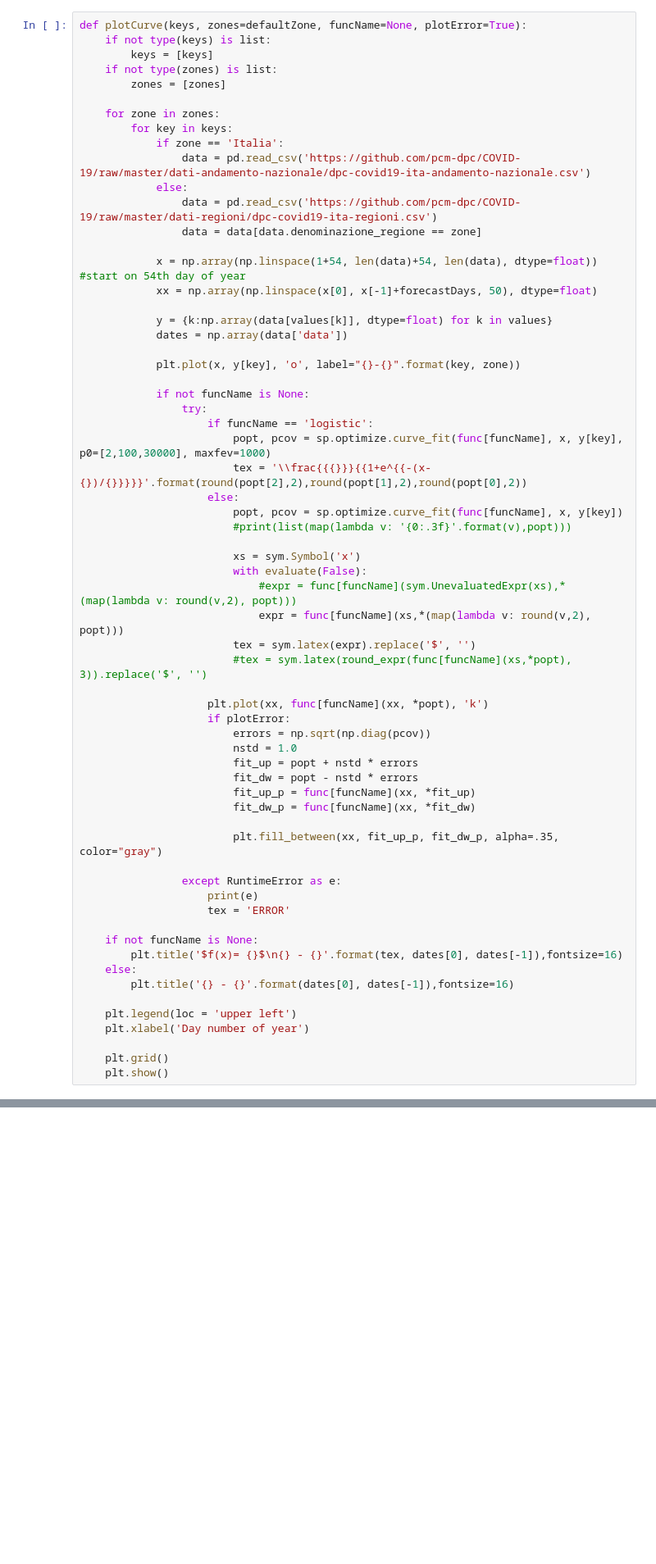
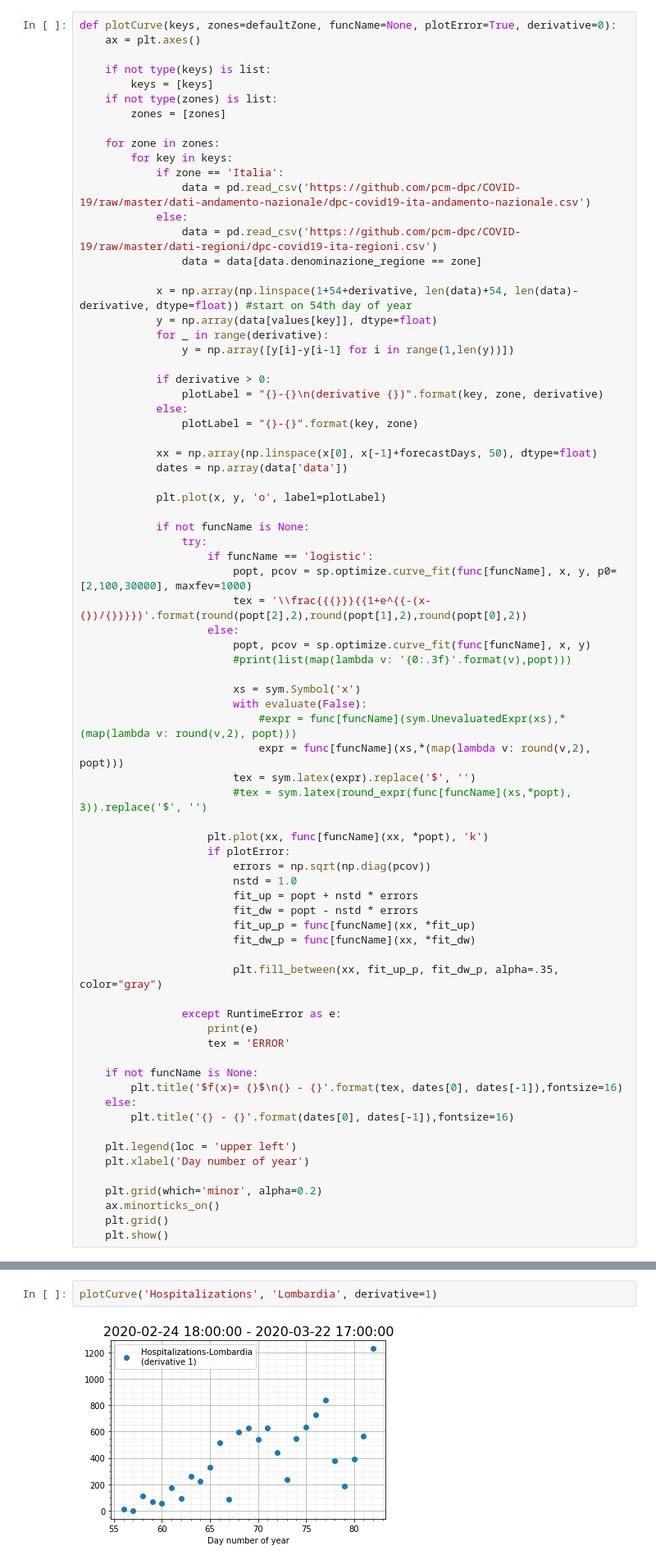
Before and after one commit to trianam/covidFit, a Jupyter notebook: fit.ipynb, the cells around one changed output, grey strips where cells are left out. Shown at 82% size. Drawn from its saved outputs; the diff is of its cells as text; blank space fills up the shorter version.

Commit message:
add derivative

```diff
--- a/fit.ipynb
+++ b/fit.ipynb
@@ -43,7 +43,9 @@ values = {
 def round_expr(expr, num_digits):
     return expr.xreplace({n : round(n, num_digits) for n in expr.atoms(sym.Number)})
 # %%
-def plotCurve(keys, zones=defaultZone, funcName=None, plotError=True):
+def plotCurve(keys, zones=defaultZone, funcName=None, plotError=True, derivative=0):
+    ax = plt.axes()
+
     if not type(keys) is list:
         keys = [keys]
     if not type(zones) is list:
@@ -57,21 +59,28 @@ def plotCurve(keys, zones=defaultZone, funcName=None, plotError=True):
                 data = pd.read_csv('https://github.com/pcm-dpc/COVID-19/raw/master/dati-regioni/dpc-covid19-ita-regioni.csv')
                 data = data[data.denominazione_regione == zone]
 
-            x = np.array(np.linspace(1+54, len(data)+54, len(data), dtype=float)) #start on 54th day of year
+            x = np.array(np.linspace(1+54+derivative, len(data)+54, len(data)-derivative, dtype=float)) #start on 54th day of year
+            y = np.array(data[values[key]], dtype=float)
+            for _ in range(derivative):
+                y = np.array([y[i]-y[i-1] for i in range(1,len(y))])
+
+            if derivative > 0:
+                plotLabel = "{}-{}\n(derivative {})".format(key, zone, derivative)
+            else:
+                plotLabel = "{}-{}".format(key, zone)
+
             xx = np.array(np.linspace(x[0], x[-1]+forecastDays, 50), dtype=float)
-
-            y = {k:np.array(data[values[k]], dtype=float) for k in values}
             dates = np.array(data['data'])
 
-            plt.plot(x, y[key], 'o', label="{}-{}".format(key, zone))
+            plt.plot(x, y, 'o', label=plotLabel)
 
             if not funcName is None:
                 try:
                     if funcName == 'logistic':
-                        popt, pcov = sp.optimize.curve_fit(func[funcName], x, y[key], p0=[2,100,30000], maxfev=1000)
+                        popt, pcov = sp.optimize.curve_fit(func[funcName], x, y, p0=[2,100,30000], maxfev=1000)
                         tex = '\\frac{{{}}}{{1+e^{{-(x-{})/{}}}}}'.format(round(popt[2],2),round(popt[1],2),round(popt[0],2))
                     else:
-                        popt, pcov = sp.optimize.curve_fit(func[funcName], x, y[key])
+                        popt, pcov = sp.optimize.curve_fit(func[funcName], x, y)
                         #print(list(map(lambda v: '{0:.3f}'.format(v),popt)))
 
                         xs = sym.Symbol('x')
@@ -104,6 +113,8 @@ def plotCurve(keys, zones=defaultZone, funcName=None, plotError=True):
     plt.legend(loc = 'upper left')
     plt.xlabel('Day number of year')
 
+    plt.grid(which='minor', alpha=0.2)
+    ax.minorticks_on()
     plt.grid()
     plt.show()
 # %% [markdown]
@@ -114,3 +125,7 @@ def plotCurve(keys, zones=defaultZone, funcName=None, plotError=True):
 plotCurve('Hospitalizations', 'Lombardia', funcName=defaultFunc)
 # %% [output]
 [figure]
+# %%
+plotCurve('Hospitalizations', 'Lombardia', derivative=1)
+# %% [output]
+[figure, added]
```
Also changed, not shown: parts of 18 cells of this notebook.
